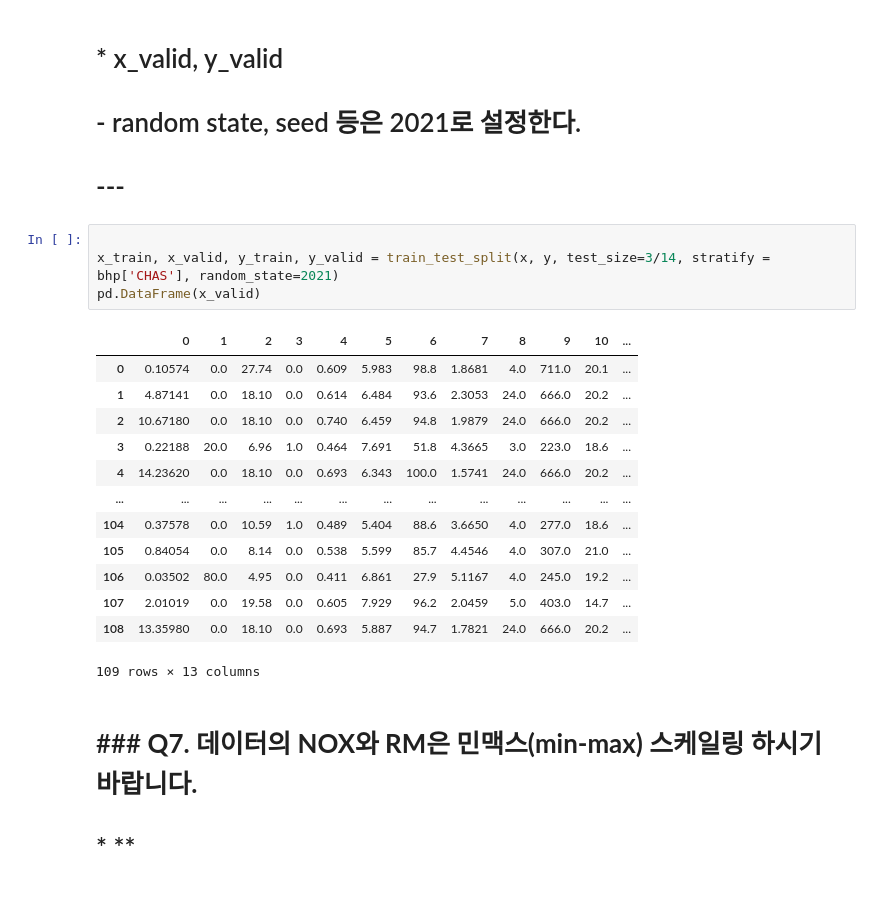
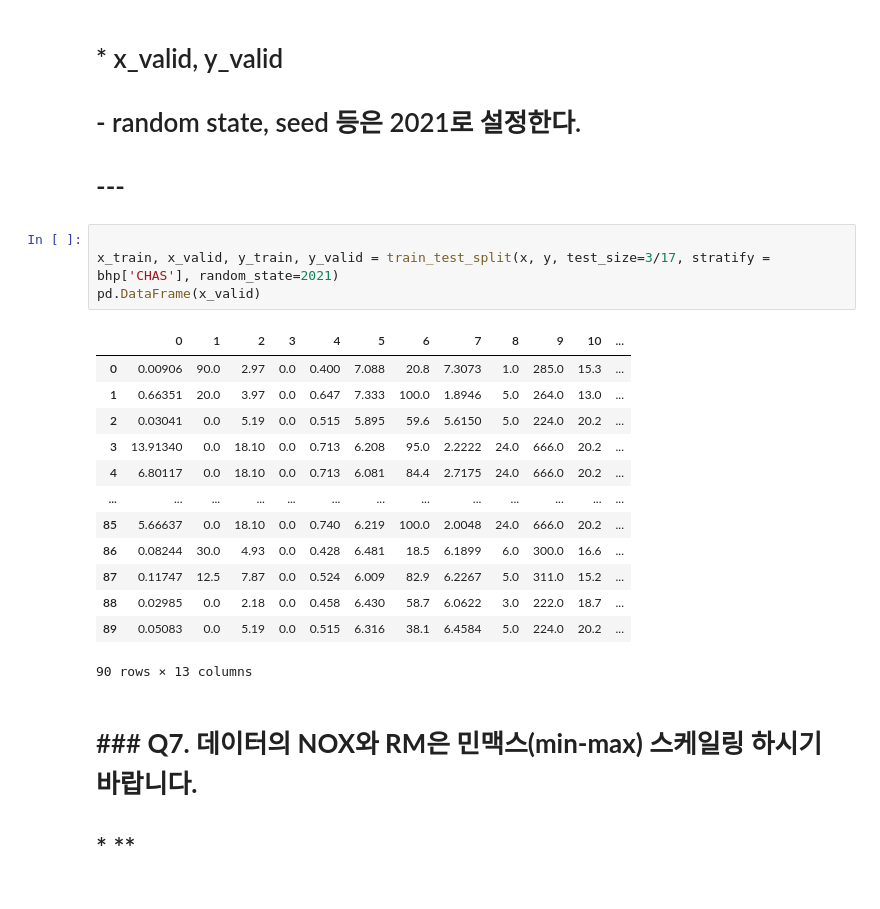
Before and after one commit to kangtaeksu/Trio, a Jupyter notebook: 보스턴 회귀.ipynb, the cells around one changed output. Drawn from its saved outputs; the diff is of its cells as text.

```diff
--- a/보스턴 회귀.ipynb
+++ b/보스턴 회귀.ipynb
@@ -122,22 +122,22 @@ x_train, x_test, y_train, y_test = train_test_split(x, y, test_size=0.15, strati
 # ---
 # %%
 
-x_train, x_valid, y_train, y_valid = train_test_split(x, y, test_size=3/14, stratify = bhp['CHAS'], random_state=2021)
+x_train, x_valid, y_train, y_valid = train_test_split(x, y, test_size=3/17, stratify = bhp['CHAS'], random_state=2021)
 pd.DataFrame(x_valid)
 # %% [output]
 |  | 0 | 1 | 2 | 3 | 4 | 5 | 6 | 7 | 8 | 9 | 10 | ... |
-| 0 | 0.10574 | 0.0 | 27.74 | 0.0 | 0.609 | 5.983 | 98.8 | 1.8681 | 4.0 | 711.0 | 20.1 | ... |
-| 1 | 4.87141 | 0.0 | 18.10 | 0.0 | 0.614 | 6.484 | 93.6 | 2.3053 | 24.0 | 666.0 | 20.2 | ... |
-| 2 | 10.67180 | 0.0 | 18.10 | 0.0 | 0.740 | 6.459 | 94.8 | 1.9879 | 24.0 | 666.0 | 20.2 | ... |
-| 3 | 0.22188 | 20.0 | 6.96 | 1.0 | 0.464 | 7.691 | 51.8 | 4.3665 | 3.0 | 223.0 | 18.6 | ... |
-| 4 | 14.23620 | 0.0 | 18.10 | 0.0 | 0.693 | 6.343 | 100.0 | 1.5741 | 24.0 | 666.0 | 20.2 | ... |
+| 0 | 0.00906 | 90.0 | 2.97 | 0.0 | 0.400 | 7.088 | 20.8 | 7.3073 | 1.0 | 285.0 | 15.3 | ... |
+| 1 | 0.66351 | 20.0 | 3.97 | 0.0 | 0.647 | 7.333 | 100.0 | 1.8946 | 5.0 | 264.0 | 13.0 | ... |
+| 2 | 0.03041 | 0.0 | 5.19 | 0.0 | 0.515 | 5.895 | 59.6 | 5.6150 | 5.0 | 224.0 | 20.2 | ... |
+| 3 | 13.91340 | 0.0 | 18.10 | 0.0 | 0.713 | 6.208 | 95.0 | 2.2222 | 24.0 | 666.0 | 20.2 | ... |
+| 4 | 6.80117 | 0.0 | 18.10 | 0.0 | 0.713 | 6.081 | 84.4 | 2.7175 | 24.0 | 666.0 | 20.2 | ... |
 | ... | ... | ... | ... | ... | ... | ... | ... | ... | ... | ... | ... | ... |
-| 104 | 0.37578 | 0.0 | 10.59 | 1.0 | 0.489 | 5.404 | 88.6 | 3.6650 | 4.0 | 277.0 | 18.6 | ... |
-| 105 | 0.84054 | 0.0 | 8.14 | 0.0 | 0.538 | 5.599 | 85.7 | 4.4546 | 4.0 | 307.0 | 21.0 | ... |
-| 106 | 0.03502 | 80.0 | 4.95 | 0.0 | 0.411 | 6.861 | 27.9 | 5.1167 | 4.0 | 245.0 | 19.2 | ... |
-| 107 | 2.01019 | 0.0 | 19.58 | 0.0 | 0.605 | 7.929 | 96.2 | 2.0459 | 5.0 | 403.0 | 14.7 | ... |
-| 108 | 13.35980 | 0.0 | 18.10 | 0.0 | 0.693 | 5.887 | 94.7 | 1.7821 | 24.0 | 666.0 | 20.2 | ... |
+| 85 | 5.66637 | 0.0 | 18.10 | 0.0 | 0.740 | 6.219 | 100.0 | 2.0048 | 24.0 | 666.0 | 20.2 | ... |
+| 86 | 0.08244 | 30.0 | 4.93 | 0.0 | 0.428 | 6.481 | 18.5 | 6.1899 | 6.0 | 300.0 | 16.6 | ... |
+| 87 | 0.11747 | 12.5 | 7.87 | 0.0 | 0.524 | 6.009 | 82.9 | 6.2267 | 5.0 | 311.0 | 15.2 | ... |
+| 88 | 0.02985 | 0.0 | 2.18 | 0.0 | 0.458 | 6.430 | 58.7 | 6.0622 | 3.0 | 222.0 | 18.7 | ... |
+| 89 | 0.05083 | 0.0 | 5.19 | 0.0 | 0.515 | 6.316 | 38.1 | 6.4584 | 5.0 | 224.0 | 20.2 | ... |
-109 rows × 13 columns
+90 rows × 13 columns
 # %% [markdown]
 # ### **Q7. 데이터의 NOX와 RM은 민맥스(min-max) 스케일링 하시기 바랍니다.**
 # * **
```
Also changed, not shown: parts of 3 cells of this notebook, 1 other file.
